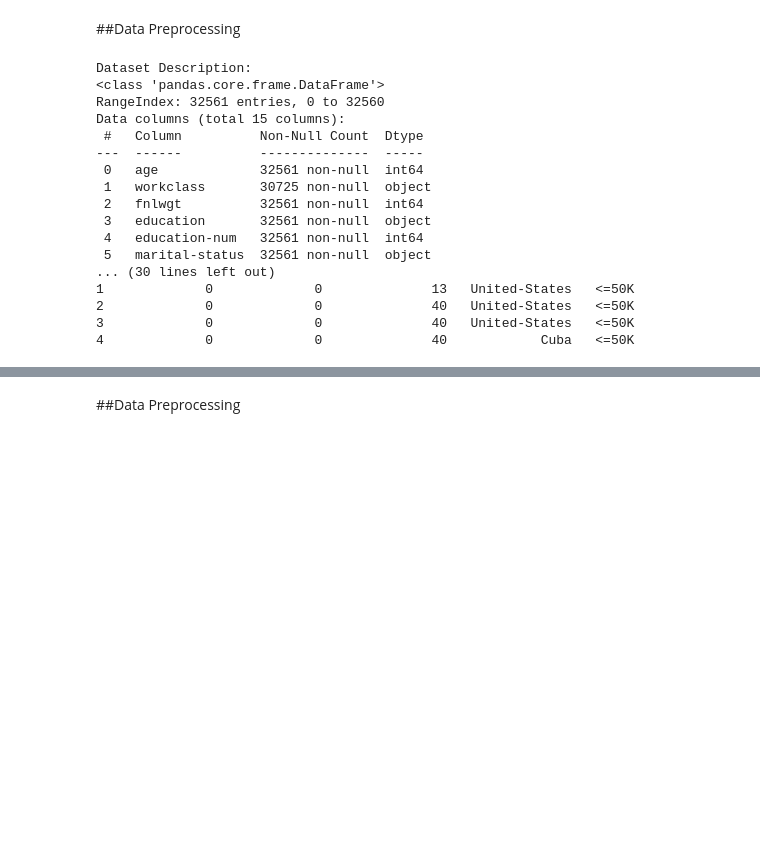
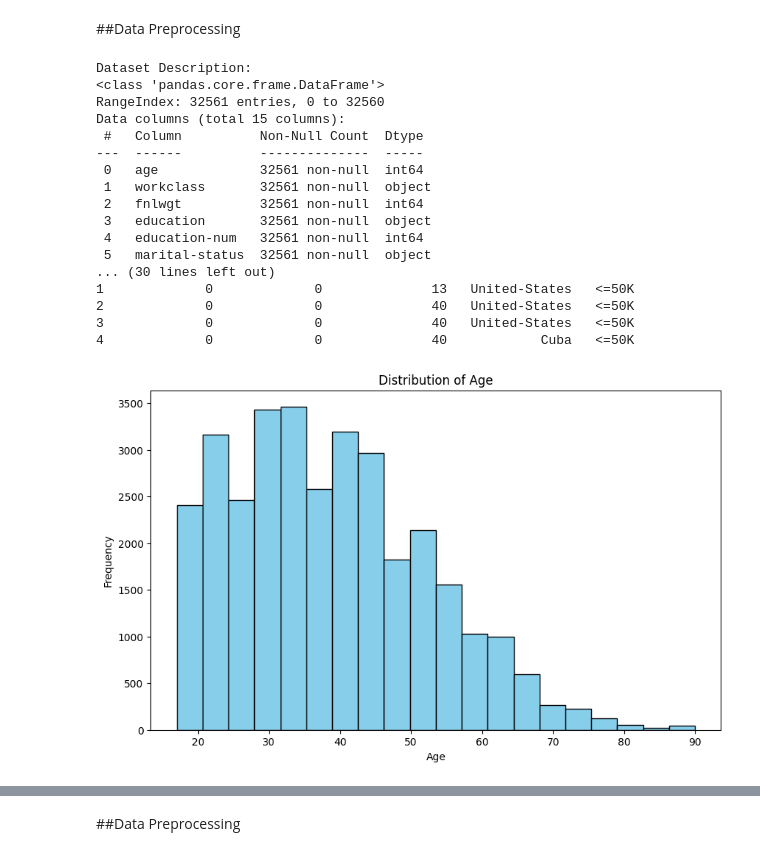
Before and after one commit to RanxduG/Machine-Learning-Coursework, a Jupyter notebook: ML_Coursework.ipynb, the cells around one changed output, grey strips where cells are left out. Drawn from its saved outputs; the diff is of its cells as text; code cells hidden in the pictures; blank space fills up the shorter version.

```diff
--- a/ML_Coursework.ipynb
+++ b/ML_Coursework.ipynb
@@ -10,8 +10,14 @@ url = "https://archive.ics.uci.edu/ml/machine-learning-databases/adult/adult.dat
 column_names = ['age', 'workclass', 'fnlwgt', 'education', 'education-num', 'marital-status',
                 'occupation', 'relationship', 'race', 'sex', 'capital-gain', 'capital-loss',
                 'hours-per-week', 'native-country', 'income']
-df = pd.read_csv(url, names=column_names, na_values=' ?')
 
+df = pd.read_csv(url, names=column_names)
+# Replace "?" values with the mode of each column
+for column in df.columns:
+    mode_value = df[column].mode()[0]  # Get the mode value of the column
+    df[column].replace(" ?", mode_value, inplace=True)
+
+# Now "?" values in all columns should be replaced with their respective modes
 # Display brief description of the dataset
 print("Dataset Description:")
 print(df.info())
@@ -25,7 +31,7 @@ Data columns (total 15 columns):
  #   Column          Non-Null Count  Dtype
 ---  ------          --------------  -----
  0   age             32561 non-null  int64
- 1   workclass       30725 non-null  object
+ 1   workclass       32561 non-null  object
  2   fnlwgt          32561 non-null  int64
  3   education       32561 non-null  object
  4   education-num   32561 non-null  int64
@@ -35,3 +41,14 @@ Data columns (total 15 columns):
 2             0             0              40   United-States   <=50K
 3             0             0              40   United-States   <=50K
 4             0             0              40            Cuba   <=50K
+# %%
+import matplotlib.pyplot as plt
+
+plt.figure(figsize=(10, 6))
+plt.hist(df['age'], bins=20, color='skyblue', edgecolor='black')
+plt.title('Distribution of Age')
+plt.xlabel('Age')
+plt.ylabel('Frequency')
+plt.show()
+# %% [output]
+[figure, added]
```
Also changed, not shown: parts of 19 cells of this notebook.
